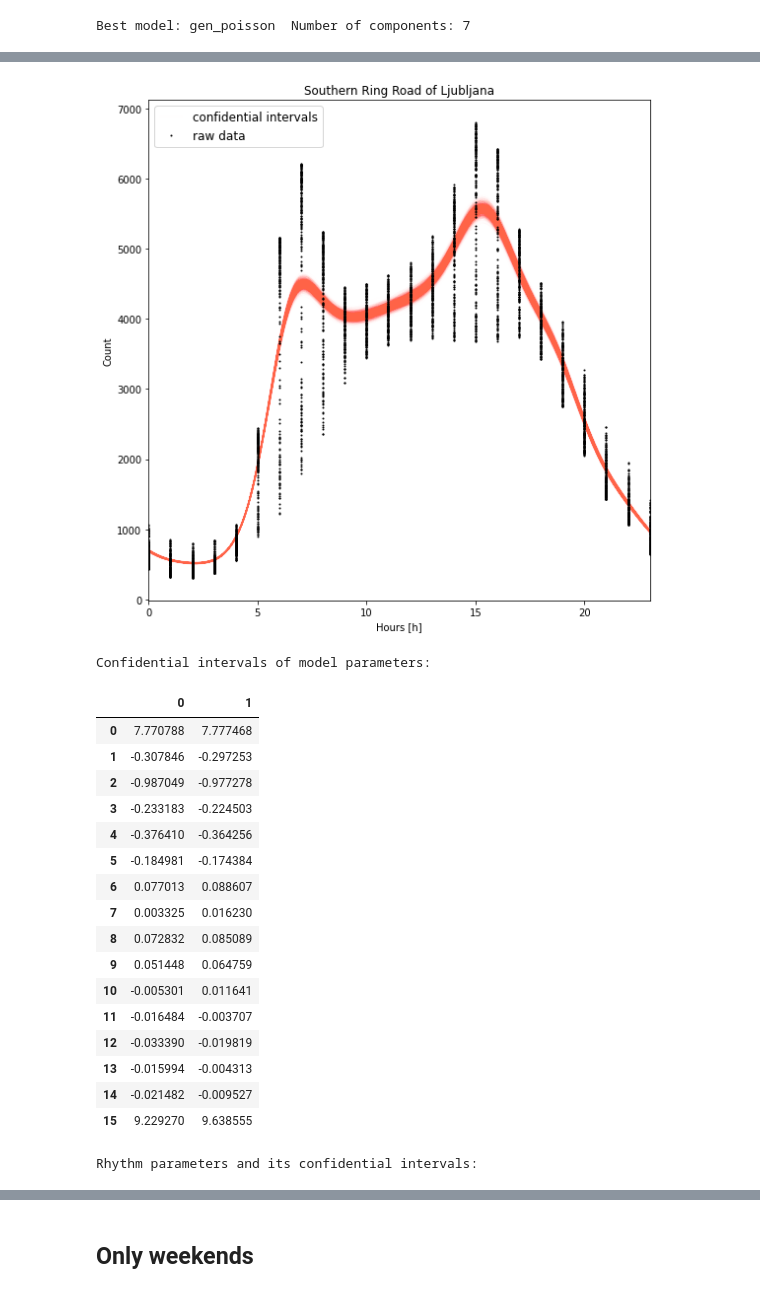
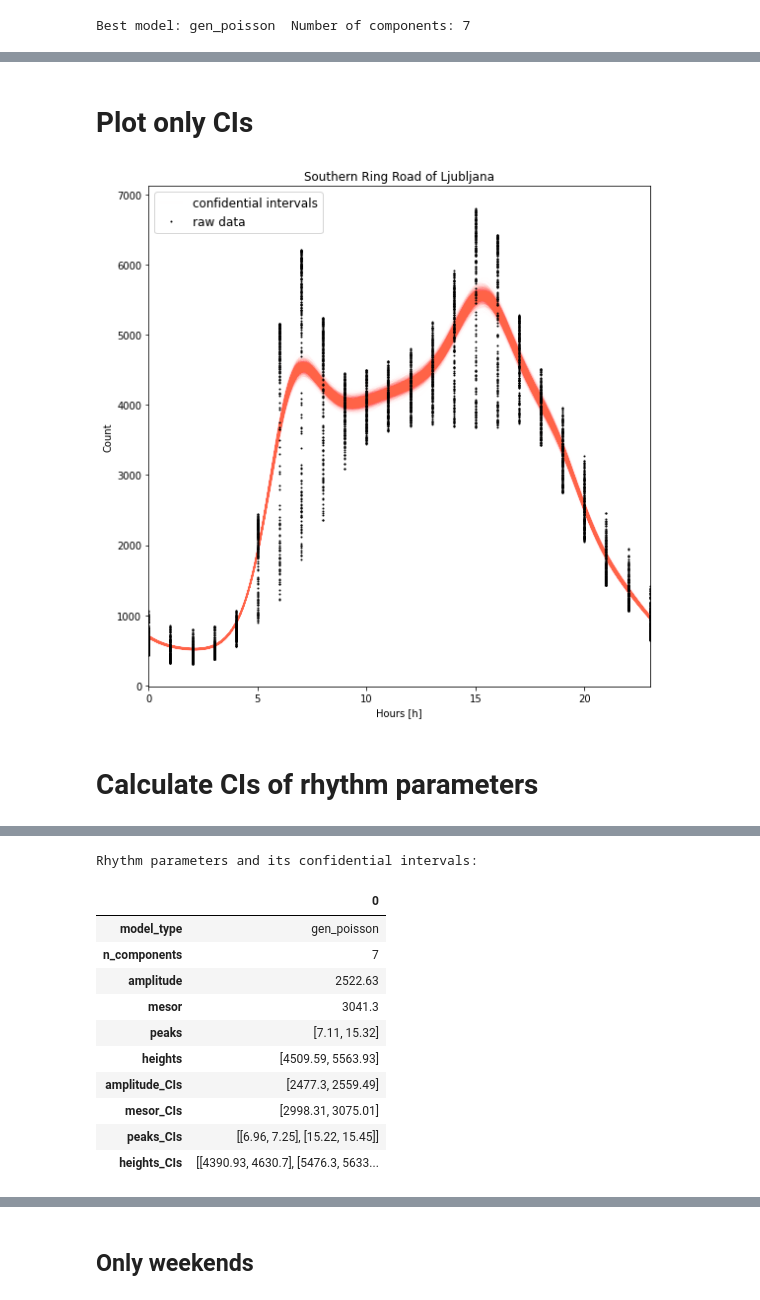
Before and after one commit to ninavelikajne/RhythmCount, a Jupyter notebook: example/traffic_example.ipynb, the cells around one changed output, grey strips where cells are left out. Drawn from its saved outputs; the diff is of its cells as text; code cells hidden in the pictures.

```diff
--- a/example/traffic_example.ipynb
+++ b/example/traffic_example.ipynb
@@ -85,12 +109,15 @@ Best model: gen_poisson  Number of components: 7
+# %% [markdown]
+# Plot only CIs
+# %%
+CIs=plot.plot_confidential_intervals(df, model_type, n_component, title='Southern Ring Road of Ljubljana')
+CIs.to_csv(r'results\CI.csv')
+# %% [output]
+[figure, added]
+# %% [markdown]
+# Calculate CIs of rhythm parameters
 # %%
-plot.plot_models([df], [model_type], [n_component], title=['Southern Ring Road of Ljubljana'])
-
-CIs_params=plot.plot_confidential_intervals([df], [model_type], [n_component], title=['Southern Ring Road of Ljubljana'])
-CIs_params.to_csv(r'results\CI.csv')
-print('Confidential intervals of model parameters:')
-display(CIs_params)
-CIs=dproc.calculate_confidential_intervals_parameters(df, n_component, model_type,best_model['peaks'])
-best_model = best_model.append(pd.Series(CIs))
+CIs_params=dproc.calculate_confidential_intervals_parameters(df, n_component, model_type,best_model['peaks'])
+best_model = best_model.append(pd.Series(CIs_params))
 best_model=best_model[['model_type','n_components','amplitude', 'mesor', 'peaks', 'heights','amplitude_CIs','mesor_CIs','peaks_CIs','heights_CIs']]
 best_model.to_frame().to_csv(r'results\CI_rhythm.csv')
 print('Rhythm parameters and its confidential intervals:')
@@ -100,20 +126,12 @@ display(best_model.to_frame())
-[figure, removed]
-Confidential intervals of model parameters:
+Rhythm parameters and its confidential intervals:
-|  | 0 | 1 |
-| 0 | 7.770788 | 7.777468 |
-| 1 | -0.307846 | -0.297253 |
-| 2 | -0.987049 | -0.977278 |
-| 3 | -0.233183 | -0.224503 |
-| 4 | -0.376410 | -0.364256 |
-| 5 | -0.184981 | -0.174384 |
-| 6 | 0.077013 | 0.088607 |
-| 7 | 0.003325 | 0.016230 |
-| 8 | 0.072832 | 0.085089 |
-| 9 | 0.051448 | 0.064759 |
-| 10 | -0.005301 | 0.011641 |
-| 11 | -0.016484 | -0.003707 |
-| 12 | -0.033390 | -0.019819 |
-| 13 | -0.015994 | -0.004313 |
-| 14 | -0.021482 | -0.009527 |
-| 15 | 9.229270 | 9.638555 |
+|  | 0 |
+| model_type | gen_poisson |
+| n_components | 7 |
+| amplitude | 2522.63 |
+| mesor | 3041.3 |
+| peaks | [7.11, 15.32] |
+| heights | [4509.59, 5563.93] |
+| amplitude_CIs | [2477.3, 2559.49] |
+| mesor_CIs | [2998.31, 3075.01] |
+| peaks_CIs | [[6.96, 7.25], [15.22, 15.45]] |
+| heights_CIs | [[4390.93, 4630.7], [5476.3, 5633... |
-Rhythm parameters and its confidential intervals:
```
Also changed, not shown: parts of 7 cells of this notebook, 14 other files.
